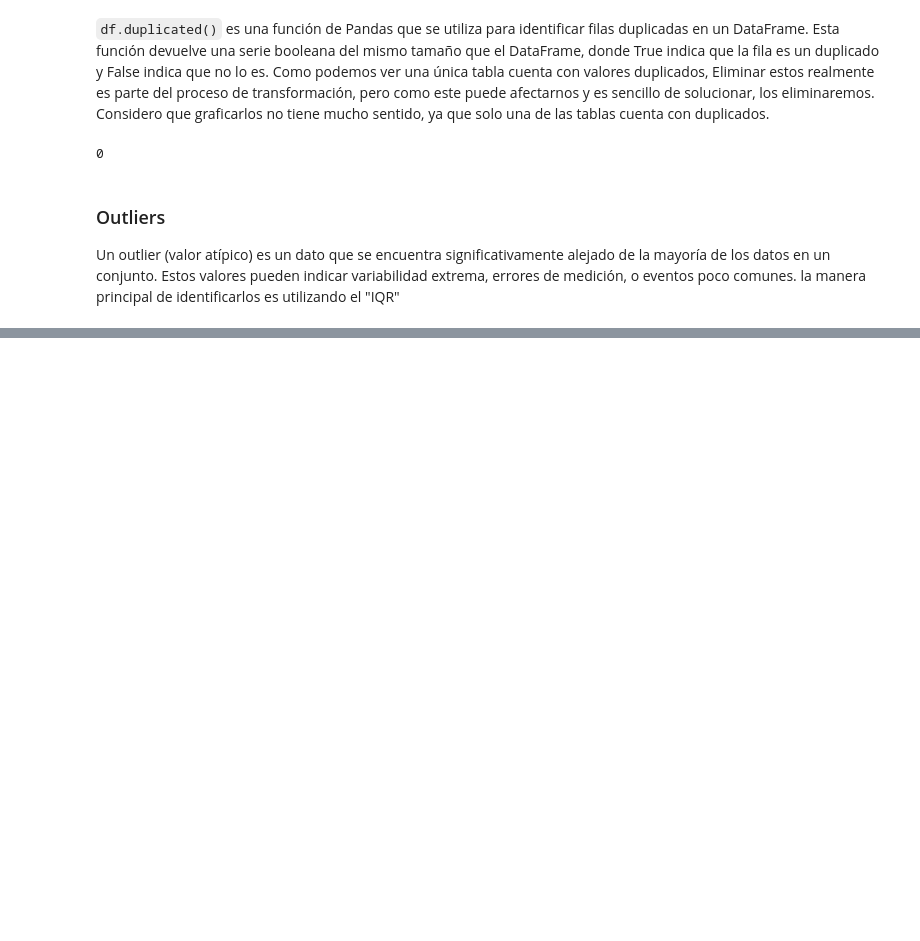
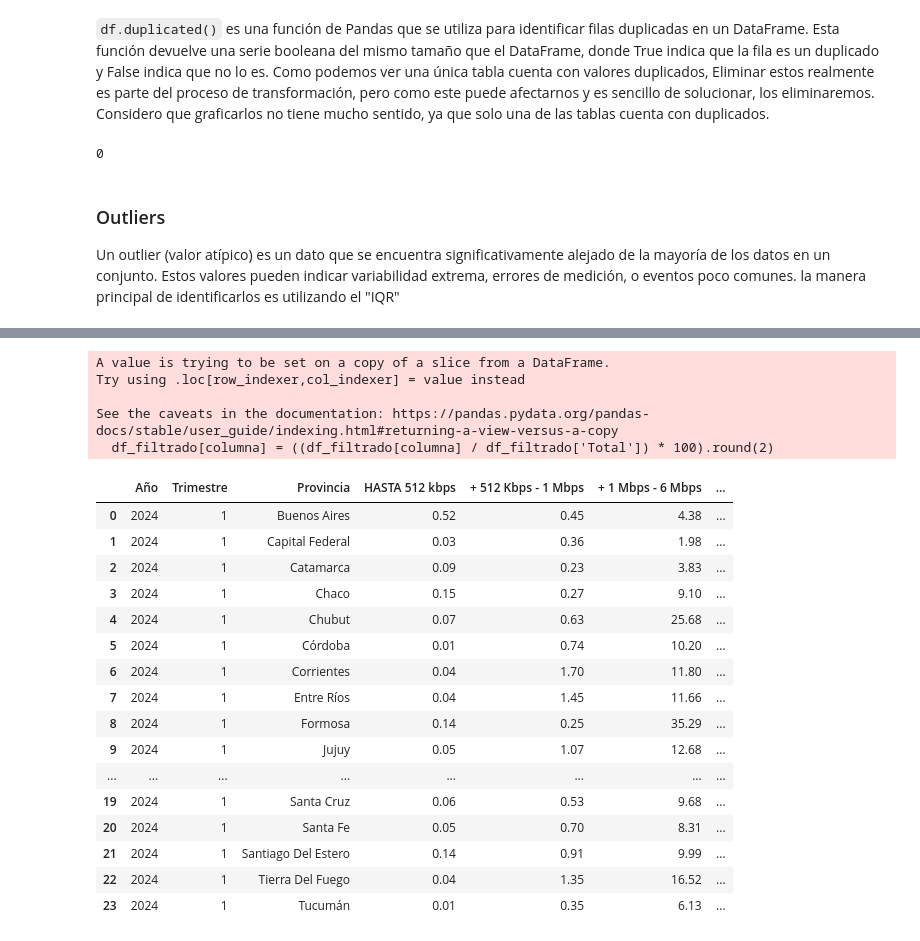
Before and after one commit to federicopiparo/Proyecto-Individual-N-2---Piparo-Federico, a Jupyter notebook: proyecto individual EDA -Federico piapro/EDA.ipynb, the cells around one changed output, grey strips where cells are left out. Saved outputs shown, nothing was run; the diff lists cells and outputs as text; code cells hidden in the pictures; blank space fills up the shorter version.

```diff
--- a/proyecto individual EDA -Federico piapro/EDA.ipynb
+++ b/proyecto individual EDA -Federico piapro/EDA.ipynb
@@ -156,0 +173,42 @@ Ya hemos realizado estos análisis generales, los cuales nos sirven como una int
+# %%
+# Para este análisis, no nos interesa el hisórico de los datos, unicamente su version más actual, en este caso el trimestre 1 del año 2024.
+df_filtrado = DF_Accesos_por_velocidad[(DF_Accesos_por_velocidad['Año'] == 2024) & (DF_Accesos_por_velocidad['Trimestre'] == 1)]
+
+#para mejorar la legibilidad del mismo vamos a mostrar los valores como porcentajes.
+
+# Seleccionamos las columnas numéricas (excluyendo 'Total')
+columnas_numericas = df_filtrado.columns[df_filtrado.dtypes != 'object']
+columnas_numericas = columnas_numericas[columnas_numericas != 'Total']
+columnas_numericas = columnas_numericas[columnas_numericas != 'Año']
+columnas_numericas = columnas_numericas[columnas_numericas != 'Trimestre']
+
+
+# Calcula el porcentaje en relación a la columna 'Total'
+for columna in columnas_numericas:
+    df_filtrado[columna] = ((df_filtrado[columna] / df_filtrado['Total']) * 100).round(2)
+# %% [output]
+A value is trying to be set on a copy of a slice from a DataFrame.
+Try using .loc[row_indexer,col_indexer] = value instead
+
+See the caveats in the documentation: https://pandas.pydata.org/pandas-docs/stable/user_guide/indexing.html#returning-a-view-versus-a-copy
+  df_filtrado[columna] = ((df_filtrado[columna] / df_filtrado['Total']) * 100).round(2)
+# %%
+df_filtrado
+# %% [output]
+|  | Año | Trimestre | Provincia | HASTA 512 kbps | + 512 Kbps - 1 Mbps | + 1 Mbps - 6 Mbps | ... |
+| 0 | 2024 | 1 | Buenos Aires | 0.52 | 0.45 | 4.38 | ... |
+| 1 | 2024 | 1 | Capital Federal | 0.03 | 0.36 | 1.98 | ... |
+| 2 | 2024 | 1 | Catamarca | 0.09 | 0.23 | 3.83 | ... |
+| 3 | 2024 | 1 | Chaco | 0.15 | 0.27 | 9.10 | ... |
+| 4 | 2024 | 1 | Chubut | 0.07 | 0.63 | 25.68 | ... |
+| 5 | 2024 | 1 | Córdoba | 0.01 | 0.74 | 10.20 | ... |
+| 6 | 2024 | 1 | Corrientes | 0.04 | 1.70 | 11.80 | ... |
+| 7 | 2024 | 1 | Entre Ríos | 0.04 | 1.45 | 11.66 | ... |
+| 8 | 2024 | 1 | Formosa | 0.14 | 0.25 | 35.29 | ... |
+| 9 | 2024 | 1 | Jujuy | 0.05 | 1.07 | 12.68 | ... |
+| ... | ... | ... | ... | ... | ... | ... | ... |
+| 19 | 2024 | 1 | Santa Cruz | 0.06 | 0.53 | 9.68 | ... |
+| 20 | 2024 | 1 | Santa Fe | 0.05 | 0.70 | 8.31 | ... |
+| 21 | 2024 | 1 | Santiago Del Estero | 0.14 | 0.91 | 9.99 | ... |
+| 22 | 2024 | 1 | Tierra Del Fuego | 0.04 | 1.35 | 16.52 | ... |
+| 23 | 2024 | 1 | Tucumán | 0.01 | 0.35 | 6.13 | ... |
```
Also changed, not shown: parts of 26 cells of this notebook, 1 other file.
